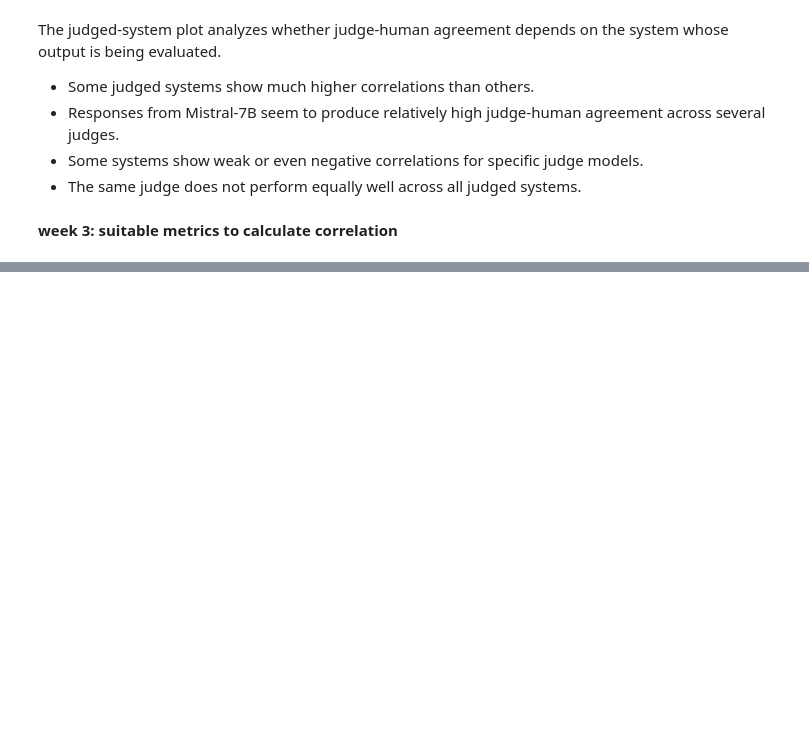
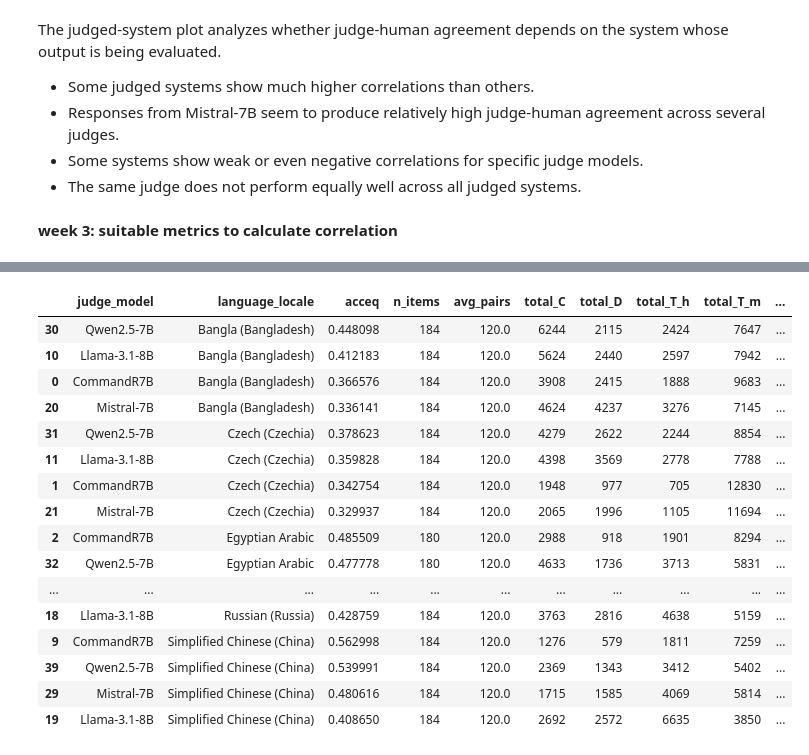
Before and after one commit to NhAnh278/llm-as-a-judge-praktikum, a Jupyter notebook: notebooks/Nhat_Anh_Hoang_analysis.ipynb, the cells around one changed output, grey strips where cells are left out. Cells and saved outputs as stored; diff of their text form; code cells hidden in the pictures; blank space fills up the shorter version.

```diff
--- a/notebooks/Nhat_Anh_Hoang_analysis.ipynb
+++ b/notebooks/Nhat_Anh_Hoang_analysis.ipynb
@@ -935,0 +1280,36 @@ The judged-system plot analyzes whether judge-human agreement depends on the sys
+# %%
+df_acceq_by_language = (
+    df_acceq_items
+    .groupby(["judge_model", "language_locale"], as_index=False)
+    .agg(
+        acceq=("acceq", "mean"),
+        n_items=("acceq", "size"),
+        avg_pairs=("n_pairs", "mean"),
+        total_C=("C", "sum"),
+        total_D=("D", "sum"),
+        total_T_h=("T_h", "sum"),
+        total_T_m=("T_m", "sum"),
+        total_T_hm=("T_hm", "sum"),
+    )
+    .sort_values(["language_locale", "acceq"], ascending=[True, False])
+)
+
+df_acceq_by_language
+# %% [output]
+|  | judge_model | language_locale | acceq | n_items | avg_pairs | total_C | total_D | total_T_h | total_T_m | ... |
+| 30 | Qwen2.5-7B | Bangla (Bangladesh) | 0.448098 | 184 | 120.0 | 6244 | 2115 | 2424 | 7647 | ... |
+| 10 | Llama-3.1-8B | Bangla (Bangladesh) | 0.412183 | 184 | 120.0 | 5624 | 2440 | 2597 | 7942 | ... |
+| 0 | CommandR7B | Bangla (Bangladesh) | 0.366576 | 184 | 120.0 | 3908 | 2415 | 1888 | 9683 | ... |
+| 20 | Mistral-7B | Bangla (Bangladesh) | 0.336141 | 184 | 120.0 | 4624 | 4237 | 3276 | 7145 | ... |
+| 31 | Qwen2.5-7B | Czech (Czechia) | 0.378623 | 184 | 120.0 | 4279 | 2622 | 2244 | 8854 | ... |
+| 11 | Llama-3.1-8B | Czech (Czechia) | 0.359828 | 184 | 120.0 | 4398 | 3569 | 2778 | 7788 | ... |
+| 1 | CommandR7B | Czech (Czechia) | 0.342754 | 184 | 120.0 | 1948 | 977 | 705 | 12830 | ... |
+| 21 | Mistral-7B | Czech (Czechia) | 0.329937 | 184 | 120.0 | 2065 | 1996 | 1105 | 11694 | ... |
+| 2 | CommandR7B | Egyptian Arabic | 0.485509 | 180 | 120.0 | 2988 | 918 | 1901 | 8294 | ... |
+| 32 | Qwen2.5-7B | Egyptian Arabic | 0.477778 | 180 | 120.0 | 4633 | 1736 | 3713 | 5831 | ... |
+| ... | ... | ... | ... | ... | ... | ... | ... | ... | ... | ... |
+| 18 | Llama-3.1-8B | Russian (Russia) | 0.428759 | 184 | 120.0 | 3763 | 2816 | 4638 | 5159 | ... |
+| 9 | CommandR7B | Simplified Chinese (China) | 0.562998 | 184 | 120.0 | 1276 | 579 | 1811 | 7259 | ... |
+| 39 | Qwen2.5-7B | Simplified Chinese (China) | 0.539991 | 184 | 120.0 | 2369 | 1343 | 3412 | 5402 | ... |
+| 29 | Mistral-7B | Simplified Chinese (China) | 0.480616 | 184 | 120.0 | 1715 | 1585 | 4069 | 5814 | ... |
+| 19 | Llama-3.1-8B | Simplified Chinese (China) | 0.408650 | 184 | 120.0 | 2692 | 2572 | 6635 | 3850 | ... |
```
Also changed, not shown: parts of 18 cells of this notebook.
